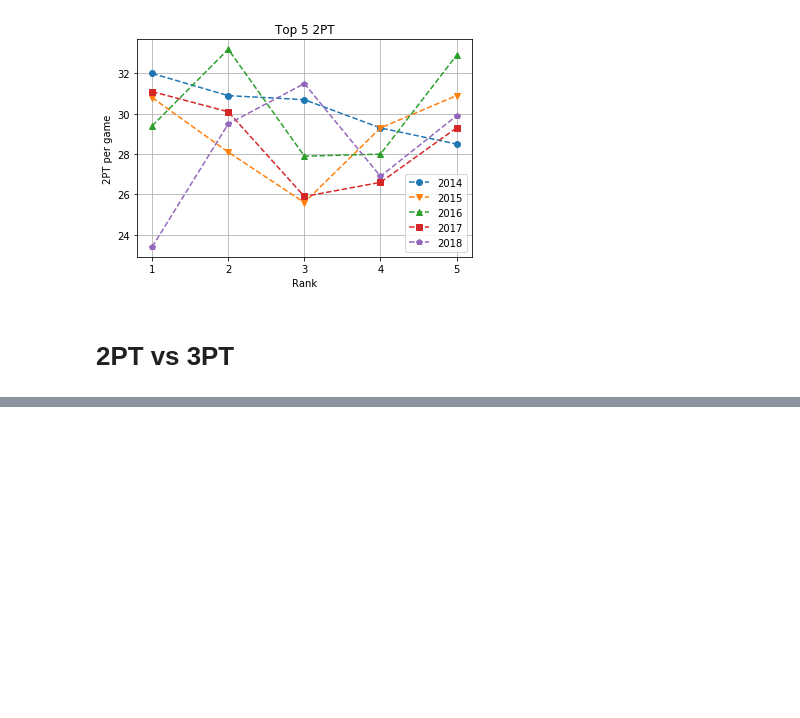
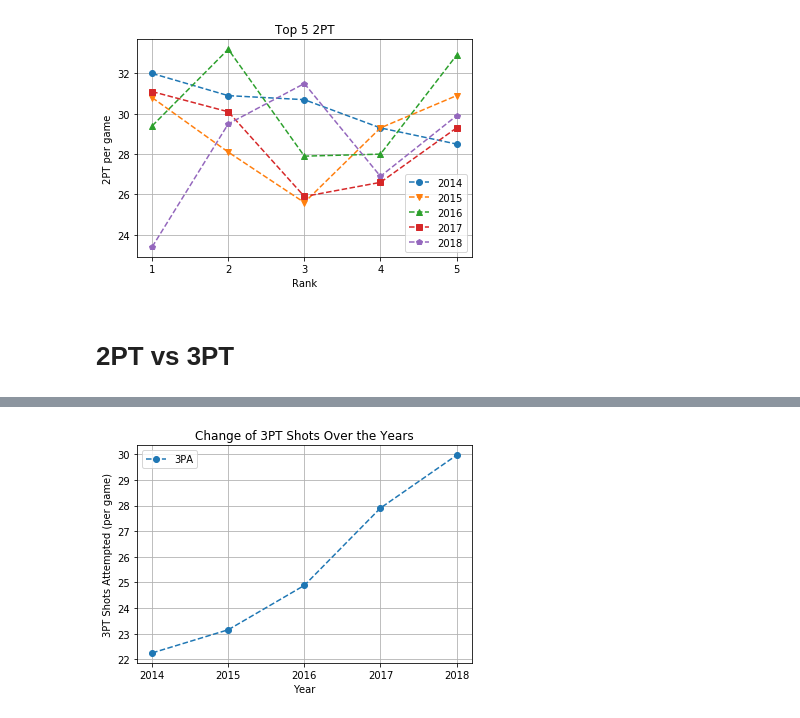
Before and after one commit to tanjowen/NCAA-vs-NBA, a Jupyter notebook: question dos.ipynb, the cells around one changed output, grey strips where cells are left out. Drawn from its saved outputs; the diff is of its cells as text; code cells hidden in the pictures; blank space fills up the shorter version.

Commit message:
partially completed ncaa data

```diff
--- a/question dos.ipynb
+++ b/question dos.ipynb
@@ -352,0 +378,29 @@ combined_2vs3_2014
+# %%
+nba_17_18_x = pd.DataFrame(nba_17_18[['3P', '3PA', '2P', '2PA']])
+nba_16_17_x = pd.DataFrame(nba_16_17[['3P', '3PA', '2P', '2PA']])
+nba_15_16_x = pd.DataFrame(nba_15_16[['3P', '3PA', '2P', '2PA']])
+nba_14_15_x = pd.DataFrame(nba_14_15[['3P', '3PA', '2P', '2PA']])
+nba_13_14_x = pd.DataFrame(nba_13_14[['3P', '3PA', '2P', '2PA']])
+
+nba_13_14_x['Year'] = '2014'
+nba_14_15_x['Year'] = '2015'
+nba_15_16_x['Year'] = '2016'
+nba_16_17_x['Year'] = '2017'
+nba_17_18_x['Year'] = '2018'
+
+nba_13_14_x = nba_13_14_x.groupby(['Year'])
+nba_13_14_x = (nba_13_14_x.sum()/30)
+nba_14_15_x = nba_14_15_x.groupby(['Year'])
+nba_14_15_x = nba_14_15_x.sum()/30
+nba_15_16_x = nba_15_16_x.groupby(['Year'])
+nba_15_16_x = nba_15_16_x.sum()/30
+nba_16_17_x = nba_16_17_x.groupby(['Year'])
+nba_16_17_x = nba_16_17_x.sum()/30
+nba_17_18_x = nba_17_18_x.groupby(['Year'])
+nba_17_18_x = nba_17_18_x.sum()/30
+# %%
+combined_2and3tot = pd.merge(nba_13_14_x, nba_14_15_x, how='outer', on=['Year', '3P', '3PA', '2P', '2PA'])
+combined_2and3tot = pd.merge(combined_2and3tot, nba_15_16_x, how='outer', on=['Year', '3P', '3PA', '2P', '2PA'])
+combined_2and3tot = pd.merge(combined_2and3tot, nba_16_17_x, how='outer', on=['Year', '3P', '3PA', '2P', '2PA'])
+combined_2and3tot = pd.merge(combined_2and3tot, nba_17_18_x, how='outer', on=['Year', '3P', '3PA', '2P', '2PA'])
+combined_2and3tot
@@ -352,0 +415,14 @@ combined_2vs3_2014
+# %%
+plt.errorbar(combined_2and3tot.index, combined_2and3tot['3PA'],
+             marker='o', linestyle='--')
+
+plt.grid()
+plt.legend(loc='best', fancybox=True)
+plt.title("Change of 3PT Shots Over the Years")
+plt.xlabel("Year")
+plt.ylabel("3PT Shots Attempted (per game)")
+
+# Save the Figure
+plt.show()
+# %% [output]
+[figure, added]
```
Also changed, not shown: parts of 20 cells of this notebook, 6 other files.
